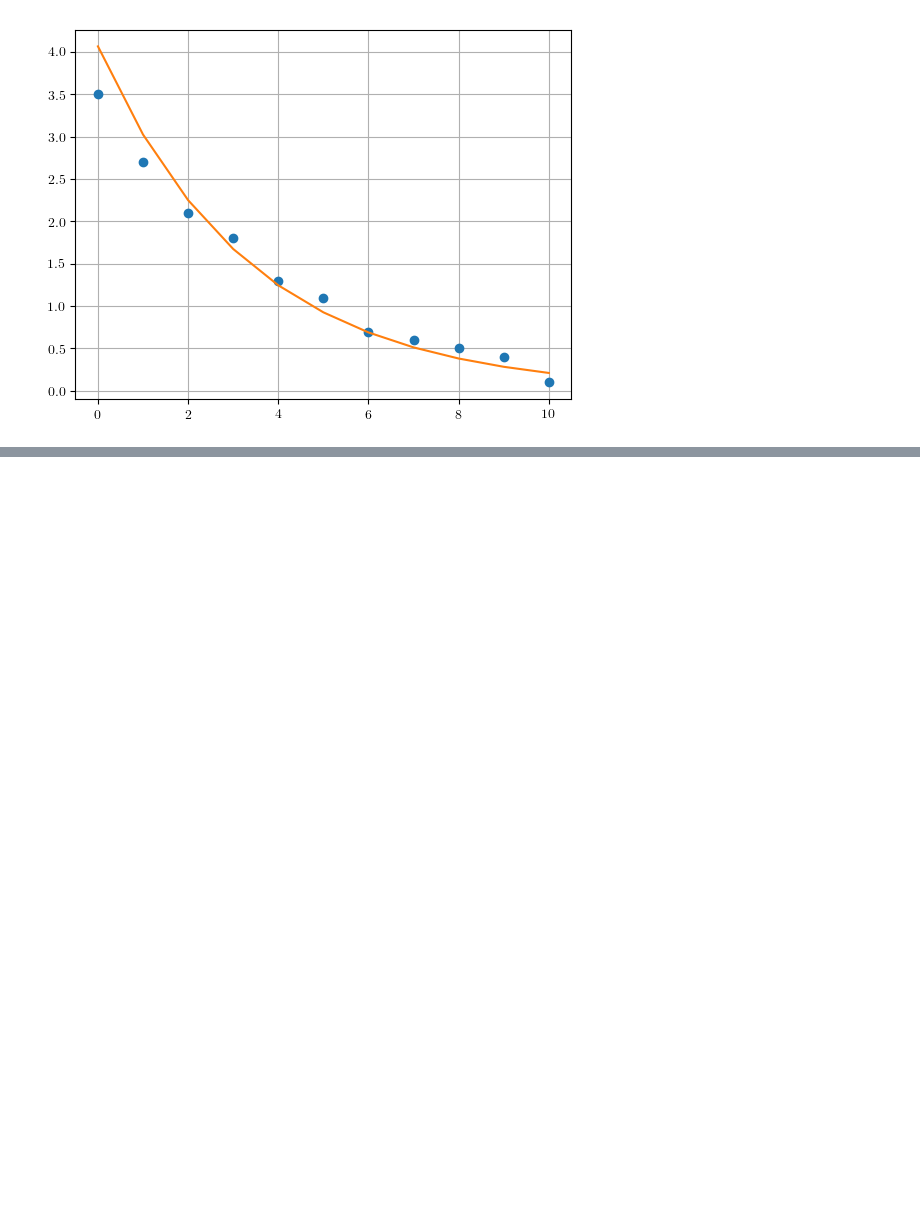
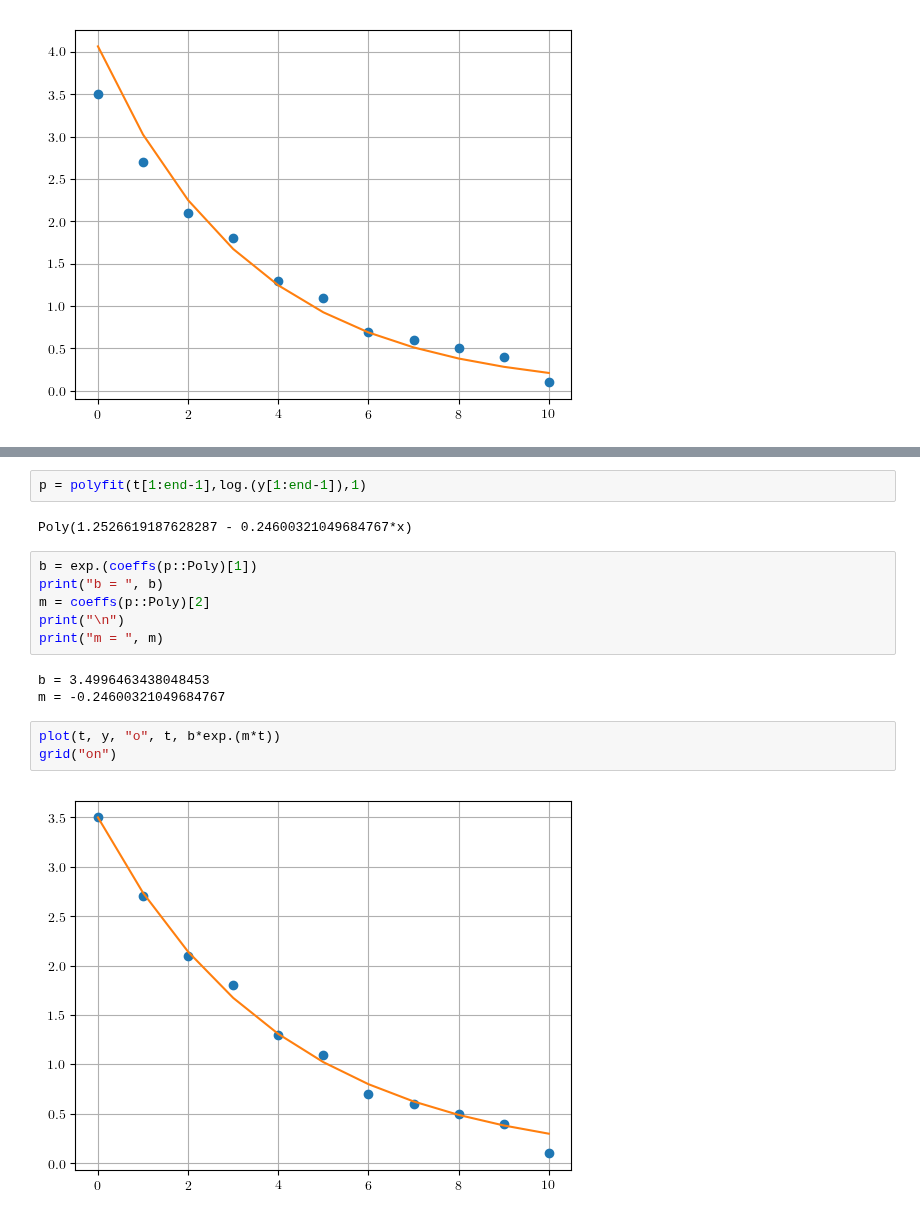
Before and after one commit to josephcslater/JupyterExamples, a Jupyter notebook: Curve_fitting_Julia.ipynb, the cells around one changed output, grey strips where cells are left out. Drawn from its saved outputs; the diff is of its cells as text; blank space fills up the shorter version.

```diff
--- a/Curve_fitting_Julia.ipynb
+++ b/Curve_fitting_Julia.ipynb
@@ -118,0 +134,18 @@ grid("on")
+# %%
+p = polyfit(t[1:end-1],log.(y[1:end-1]),1)
+# %% [output]
+Poly(1.2526619187628287 - 0.24600321049684767*x)
+# %%
+b = exp.(coeffs(p::Poly)[1])
+print("b = ", b)
+m = coeffs(p::Poly)[2]
+print("\n")
+print("m = ", m)
+# %% [output]
+b = 3.4996463438048453
+m = -0.24600321049684767
+# %%
+plot(t, y, "o", t, b*exp.(m*t))
+grid("on")
+# %% [output]
+[figure, added]
```
Also changed, not shown: parts of 7 cells of this notebook.
